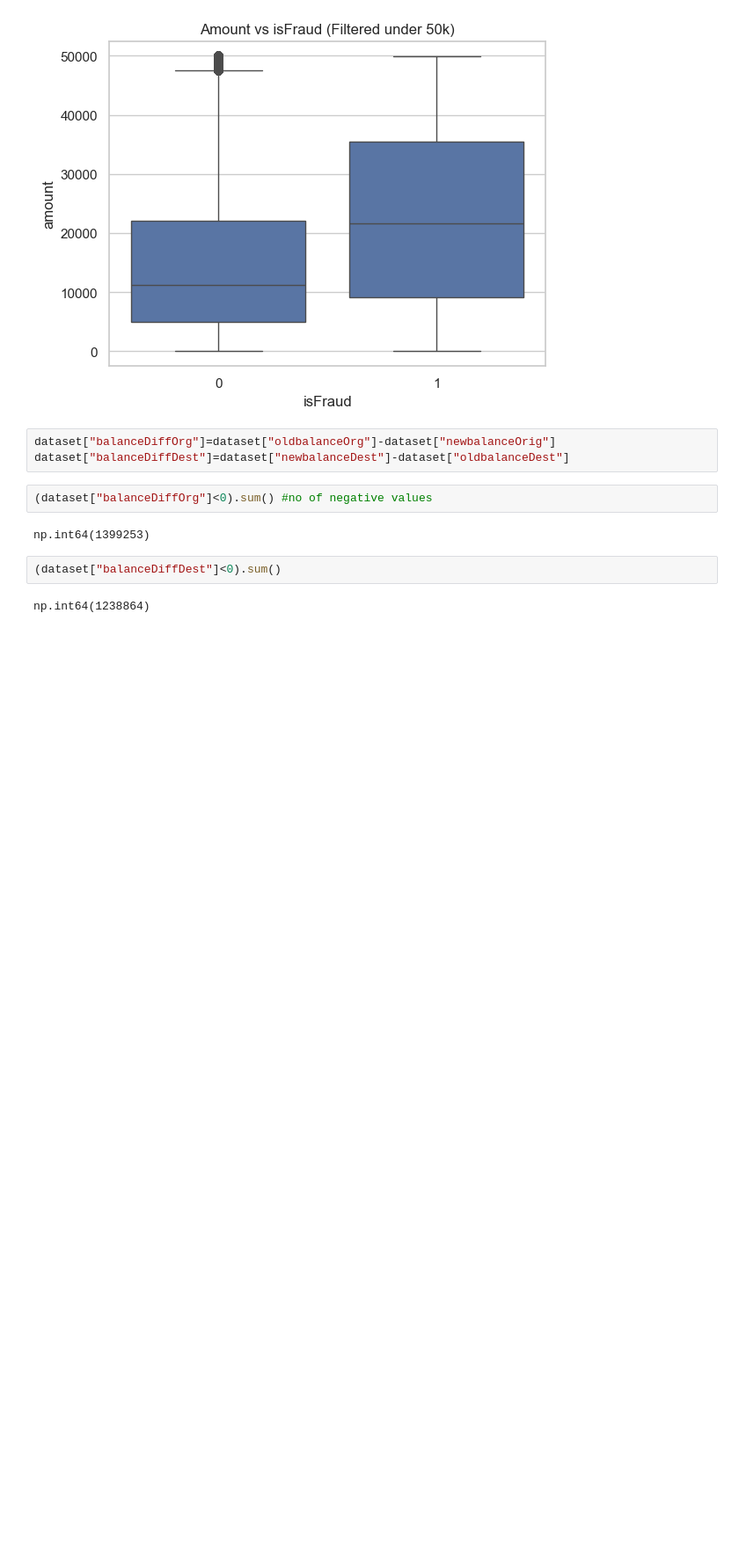
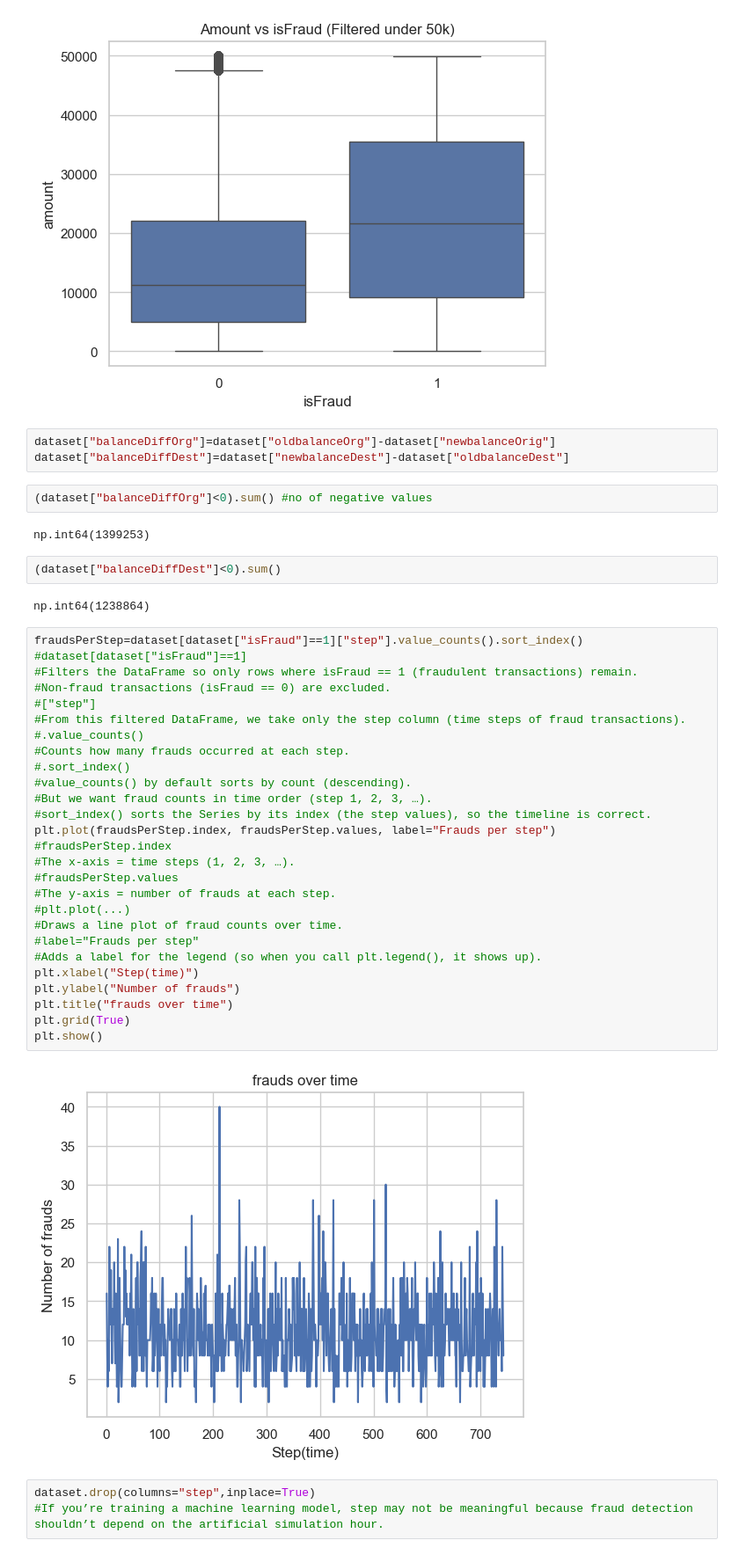
Before and after one commit to KeyaRaniMondal/Learning-AI-ML-AI-Agents, a Jupyter notebook: ML Projects/fraudDetectionUsingML.ipynb, the cells around one changed output. Shown: that part at 88% size. Drawn from its saved outputs; the diff is of its cells as text; blank space fills up the shorter version.

```diff
--- a/ML Projects/fraudDetectionUsingML.ipynb
+++ b/ML Projects/fraudDetectionUsingML.ipynb
@@ -146,3 +146,35 @@ np.int64(1399253)
 (dataset["balanceDiffDest"]<0).sum()
 # %% [output]
 np.int64(1238864)
+# %%
+fraudsPerStep=dataset[dataset["isFraud"]==1]["step"].value_counts().sort_index()
+#dataset[dataset["isFraud"]==1]
+#Filters the DataFrame so only rows where isFraud == 1 (fraudulent transactions) remain.
+#Non-fraud transactions (isFraud == 0) are excluded.
+#["step"]
+#From this filtered DataFrame, we take only the step column (time steps of fraud transactions).
+#.value_counts()
+#Counts how many frauds occurred at each step.
+#.sort_index()
+#value_counts() by default sorts by count (descending).
+#But we want fraud counts in time order (step 1, 2, 3, …).
+#sort_index() sorts the Series by its index (the step values), so the timeline is correct.
+plt.plot(fraudsPerStep.index, fraudsPerStep.values, label="Frauds per step")
+#fraudsPerStep.index
+#The x-axis = time steps (1, 2, 3, …).
+#fraudsPerStep.values
+#The y-axis = number of frauds at each step.
+#plt.plot(...)
+#Draws a line plot of fraud counts over time.
+#label="Frauds per step"
+#Adds a label for the legend (so when you call plt.legend(), it shows up).
+plt.xlabel("Step(time)")
+plt.ylabel("Number of frauds")
+plt.title("frauds over time")
+plt.grid(True)
+plt.show()
+# %% [output]
+[figure, added]
+# %%
+dataset.drop(columns="step",inplace=True)
+#If you’re training a machine learning model, step may not be meaningful because fraud detection shouldn’t depend on the artificial simulation hour.
```
Also changed, not shown: parts of 16 cells of this notebook.
